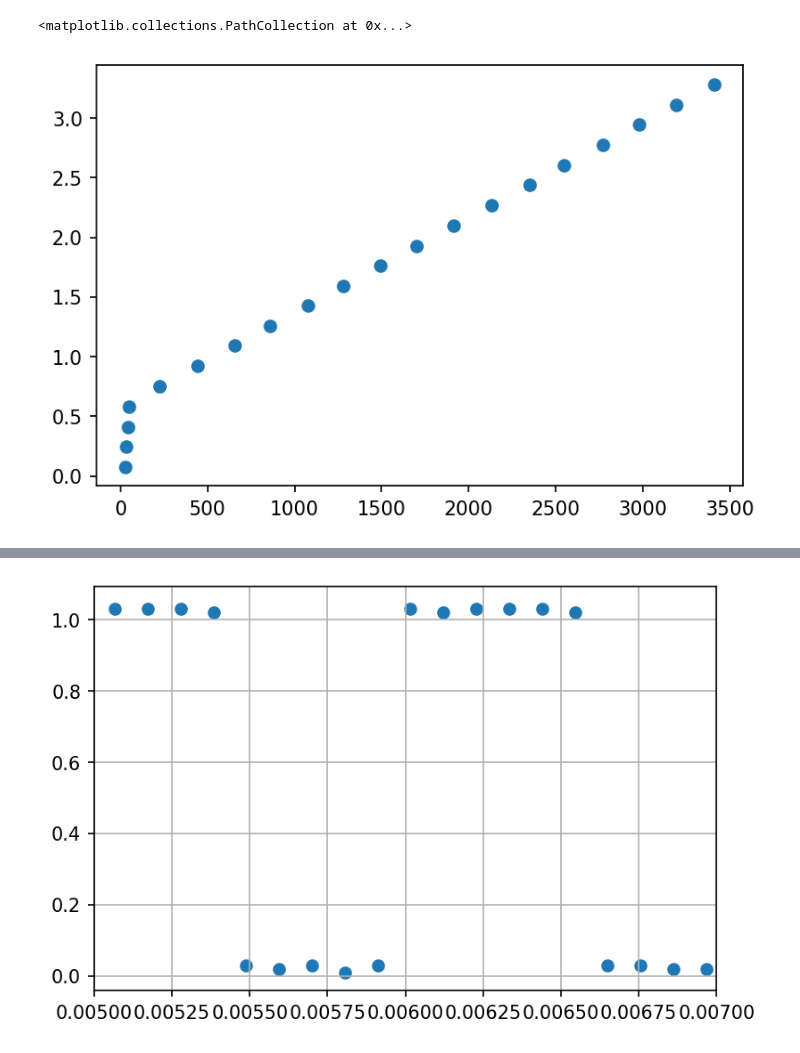
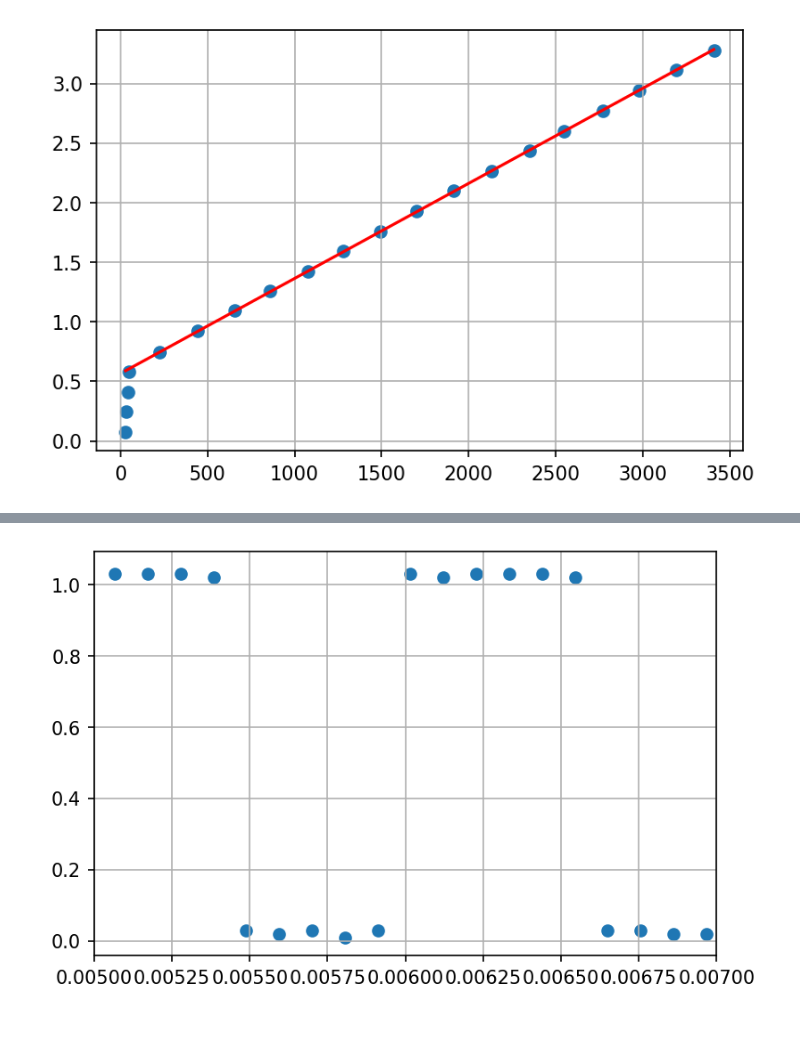
Before and after one commit to 1892051/LabSS, a Jupyter notebook: LabSS/esperienza_8/book.ipynb, the cells around one changed output, grey strips where cells are left out. Drawn from its saved outputs; the diff is of its cells as text; code cells hidden in the pictures.

```diff
--- a/LabSS/esperienza_8/book.ipynb
+++ b/LabSS/esperienza_8/book.ipynb
@@ -16,11 +21,13 @@ plt.scatter(c_in, v_out)
 # %%
 conti = np.array([30,32,46,48,226,441,655,860,1076,1282,1492,1698,1914,2134,2351,2547,2768,2977,3191,3407])
 v_mis = np.array([0.0759,0.244,0.412,0.581,0.748,0.921,1.093,1.257,1.426,1.594,1.762,1.930,2.098,2.267,2.438,2.602,2.774,2.942,3.111,3.280])
-# %%
-plt.scatter(conti, v_mis)
-# %% [output]
-<matplotlib.collections.PathCollection at 0x...>
-[figure, removed]
+# %%
+popt_ADC, cov_ADC = curve_fit(retta, conti[3:], v_mis[3:])
+plt.plot(conti, retta(conti, popt_ADC[0], popt_ADC[1]), c="r")
+plt.scatter(conti, v_mis)
+plt.grid()
+# %% [output]
+[figure, added]
 # %%
 conti_2 = np.array([297,439,583,718,867,1018,1158,1304,1446,1592,1738,1886,2023,2169,2315,2460,2606,2750,2896,3036])
 v_mis_2 = np.array([0.541,0.655,0.770,0.884,0.999,1.116,1.233,1.346,1.460,1.575,1.690,1.804,1.918,2.033,2.150,2.262,2.379,2.494,2.608,2.723])
```
Also changed, not shown: parts of 7 cells of this notebook.
